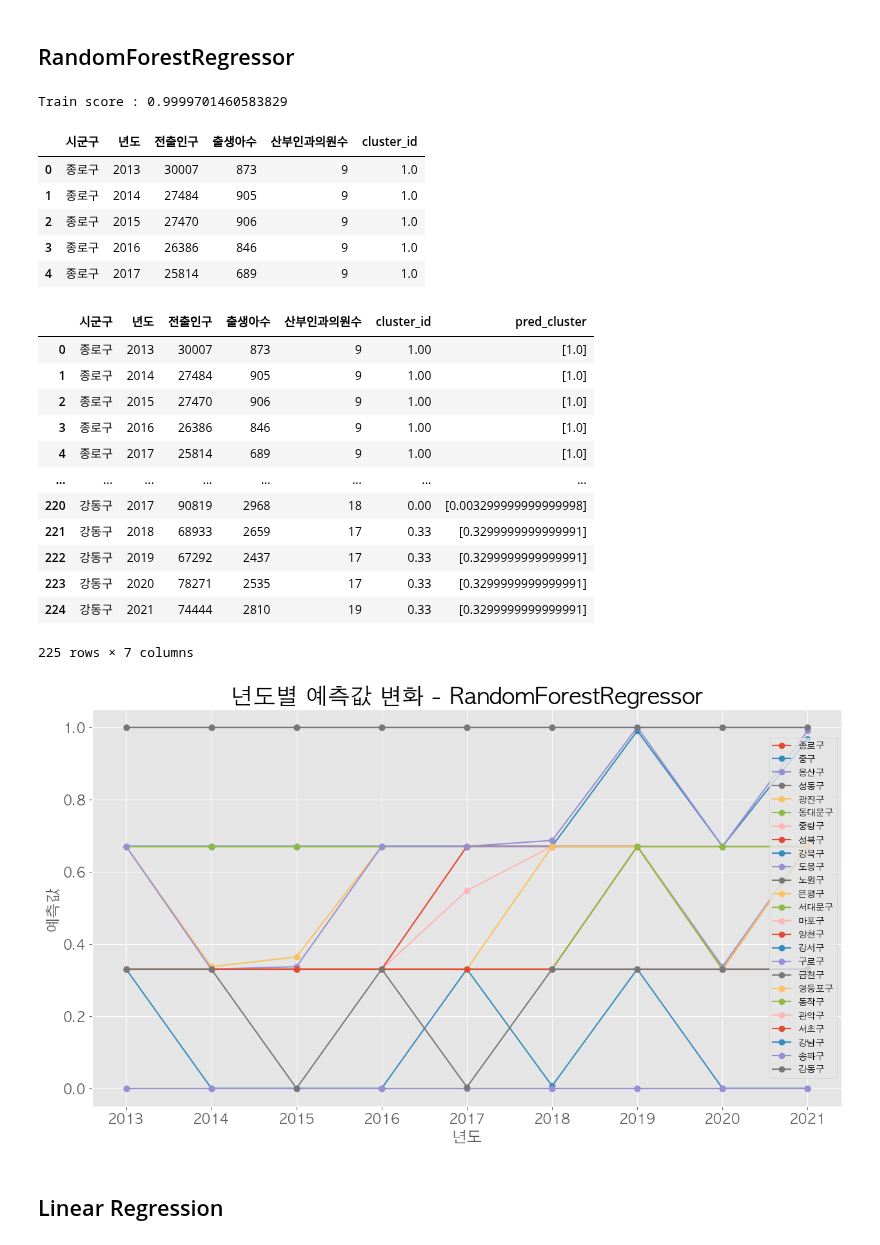
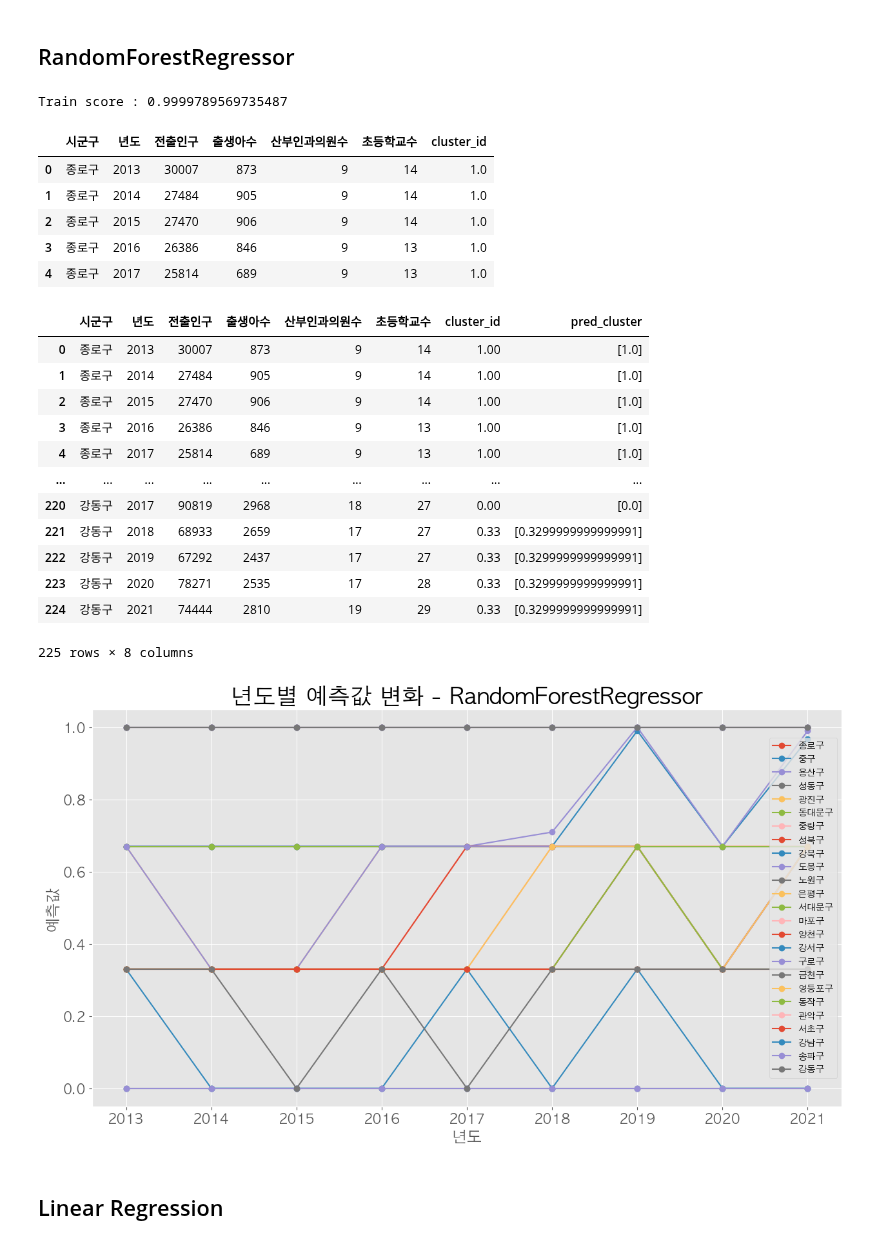
Before and after one commit to vxornjs11/Pytone_Flutter, a Jupyter notebook: Seoul/Note/03.EDA&ML_02_예측값.ipynb, the cells around one changed output. Cells and saved outputs as stored; diff of their text form; code cells hidden in the pictures.

```diff
--- a/Seoul/Note/03.EDA&ML_02_예측값.ipynb
+++ b/Seoul/Note/03.EDA&ML_02_예측값.ipynb
@@ -40,7 +40,7 @@ df.head()
 from sklearn.cluster import KMeans
 
 # target_col = ['전입인구','전출인구','등록외국인','주민등록인구','출생아수','산부인과의원수','소아청소년과의원수','문화기반시설수']
-target_col = ['전출인구','출생아수','산부인과의원수']
+target_col = ['전출인구','출생아수','산부인과의원수','초등학교수']
 
 df_temp = df.copy()
 
@@ -50,7 +50,7 @@ df['cluster_id'] = km.labels_
 
 # Feature, Target
 # target_col = ['전입인구','전출인구','등록외국인','주민등록인구','출생아수','산부인과의원수','소아청소년과의원수','문화기반시설수']
-target_col = ['전출인구','출생아수','산부인과의원수']
+target_col = ['전출인구','출생아수','산부인과의원수','초등학교수']
 data = df[target_col].to_numpy()
 target = df['cluster_id'].to_numpy()
 
@@ -69,7 +69,7 @@ df['cluster_id'].unique()
 # -----------------------------
 # Feature, Target
 # target_col = ['전입인구','전출인구','등록외국인','주민등록인구','출생아수','산부인과의원수','소아청소년과의원수','문화기반시설수']
-target_col = ['전출인구','출생아수','산부인과의원수']
+target_col = ['전출인구','출생아수','산부인과의원수','초등학교수']
 data = df[target_col].to_numpy()
 target = df['cluster_id'].to_numpy()
 
@@ -86,39 +86,39 @@ rf.fit(train_input, train_target)
 
 print("Train score :", rf.score(test_input, test_target))
 # %% [output]
-Train score : 0.9999701460583829
+Train score : 0.9999789569735487
 # %%
 df.head()
 # %% [output]
-|  | 시군구 | 년도 | 전출인구 | 출생아수 | 산부인과의원수 | cluster_id |
-| 0 | 종로구 | 2013 | 30007 | 873 | 9 | 1.0 |
-| 1 | 종로구 | 2014 | 27484 | 905 | 9 | 1.0 |
-| 2 | 종로구 | 2015 | 27470 | 906 | 9 | 1.0 |
-| 3 | 종로구 | 2016 | 26386 | 846 | 9 | 1.0 |
-| 4 | 종로구 | 2017 | 25814 | 689 | 9 | 1.0 |
+|  | 시군구 | 년도 | 전출인구 | 출생아수 | 산부인과의원수 | 초등학교수 | cluster_id |
+| 0 | 종로구 | 2013 | 30007 | 873 | 9 | 14 | 1.0 |
+| 1 | 종로구 | 2014 | 27484 | 905 | 9 | 14 | 1.0 |
+| 2 | 종로구 | 2015 | 27470 | 906 | 9 | 14 | 1.0 |
+| 3 | 종로구 | 2016 | 26386 | 846 | 9 | 13 | 1.0 |
+| 4 | 종로구 | 2017 | 25814 | 689 | 9 | 13 | 1.0 |
 # %%
 pred_cluster = []
 
 for i in range(len(df)):
     # pred_cluster.append(rf.predict([[df.iloc[i,2], df.iloc[i,3], df.iloc[i,4], df.iloc[i,5], df.iloc[i,6], df.iloc[i,7], df.iloc[i,8], df.iloc[i,9]]]))
-    pred_cluster.append(rf.predict([[df.iloc[i,2], df.iloc[i,3], df.iloc[i,4]]]))
+    pred_cluster.append(rf.predict([[df.iloc[i,2], df.iloc[i,3], df.iloc[i,4], df.iloc[i,5]]]))
 
 df['pred_cluster'] = pred_cluster
 df
 # %% [output]
-|  | 시군구 | 년도 | 전출인구 | 출생아수 | 산부인과의원수 | cluster_id | pred_cluster |
-| 0 | 종로구 | 2013 | 30007 | 873 | 9 | 1.00 | [1.0] |
-| 1 | 종로구 | 2014 | 27484 | 905 | 9 | 1.00 | [1.0] |
-| 2 | 종로구 | 2015 | 27470 | 906 | 9 | 1.00 | [1.0] |
-| 3 | 종로구 | 2016 | 26386 | 846 | 9 | 1.00 | [1.0] |
-| 4 | 종로구 | 2017 | 25814 | 689 | 9 | 1.00 | [1.0] |
-| ... | ... | ... | ... | ... | ... | ... | ... |
-| 220 | 강동구 | 2017 | 90819 | 2968 | 18 | 0.00 | [0.003299999999999998] |
-| 221 | 강동구 | 2018 | 68933 | 2659 | 17 | 0.33 | [0.3299999999999991] |
-| 222 | 강동구 | 2019 | 67292 | 2437 | 17 | 0.33 | [0.3299999999999991] |
-| 223 | 강동구 | 2020 | 78271 | 2535 | 17 | 0.33 | [0.3299999999999991] |
-| 224 | 강동구 | 2021 | 74444 | 2810 | 19 | 0.33 | [0.3299999999999991] |
+|  | 시군구 | 년도 | 전출인구 | 출생아수 | 산부인과의원수 | 초등학교수 | cluster_id | pred_cluster |
+| 0 | 종로구 | 2013 | 30007 | 873 | 9 | 14 | 1.00 | [1.0] |
+| 1 | 종로구 | 2014 | 27484 | 905 | 9 | 14 | 1.00 | [1.0] |
+| 2 | 종로구 | 2015 | 27470 | 906 | 9 | 14 | 1.00 | [1.0] |
+| 3 | 종로구 | 2016 | 26386 | 846 | 9 | 13 | 1.00 | [1.0] |
+| 4 | 종로구 | 2017 | 25814 | 689 | 9 | 13 | 1.00 | [1.0] |
+| ... | ... | ... | ... | ... | ... | ... | ... | ... |
+| 220 | 강동구 | 2017 | 90819 | 2968 | 18 | 27 | 0.00 | [0.0] |
+| 221 | 강동구 | 2018 | 68933 | 2659 | 17 | 27 | 0.33 | [0.3299999999999991] |
+| 222 | 강동구 | 2019 | 67292 | 2437 | 17 | 27 | 0.33 | [0.3299999999999991] |
+| 223 | 강동구 | 2020 | 78271 | 2535 | 17 | 28 | 0.33 | [0.3299999999999991] |
+| 224 | 강동구 | 2021 | 74444 | 2810 | 19 | 29 | 0.33 | [0.3299999999999991] |
-225 rows × 7 columns
+225 rows × 8 columns
 # %%
 plt.style.use('ggplot')
 
@@ -152,7 +152,7 @@ ax.set_xlabel('년도', fontsize=17)
 
 plt.show()
 # %% [output]
-[figure, old version]
+[figure, new version]
 # %% [markdown]
 ## Linear Regression
 # %%
```
Also changed, not shown: parts of 12 cells of this notebook, 12 other files.
